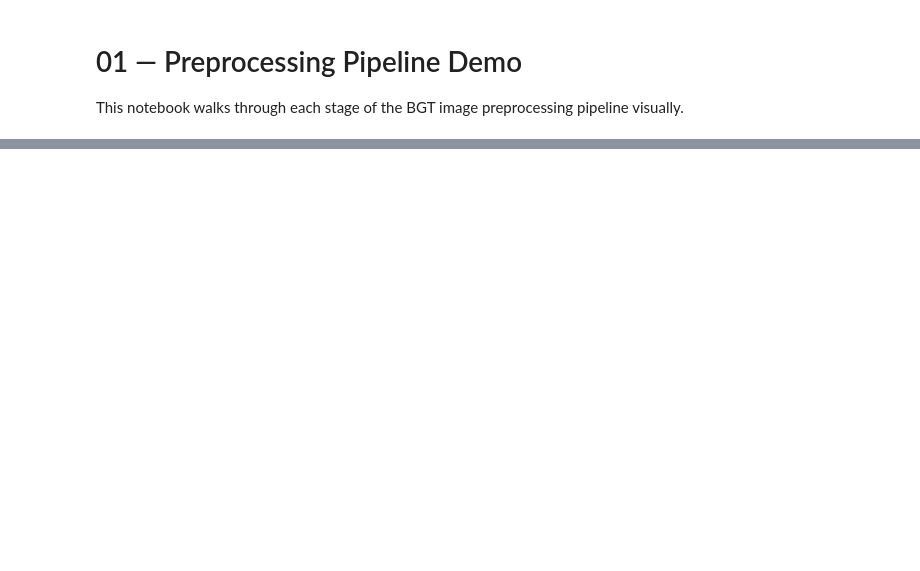
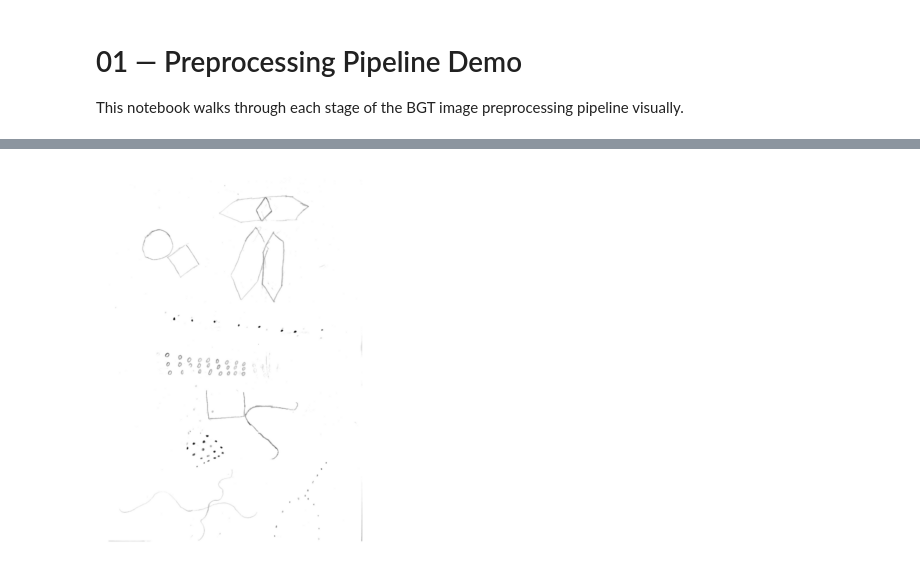
Before and after one commit to abdallahkareem/bender-gestalt-analysis, a Jupyter notebook: notebooks/01_preprocessing_demo.ipynb, the cells around one changed output, grey strips where cells are left out. Cells and saved outputs as stored; diff of their text form; code cells hidden in the pictures; blank space fills up the shorter version.

```diff
--- a/notebooks/01_preprocessing_demo.ipynb
+++ b/notebooks/01_preprocessing_demo.ipynb
@@ -43,0 +39,8 @@ plt.show()
+# %%
+clahe = cv2.createCLAHE(clipLimit=2.0, tileGridSize=(8,8))
+enhanced = clahe.apply(denoise)
+
+display_img(enhanced)
+upload_img(r"tests\enhanced.jpg",enhanced)
+# %% [output]
+[figure, added]
```
Also changed, not shown: parts of 19 cells of this notebook, 10 other files.
